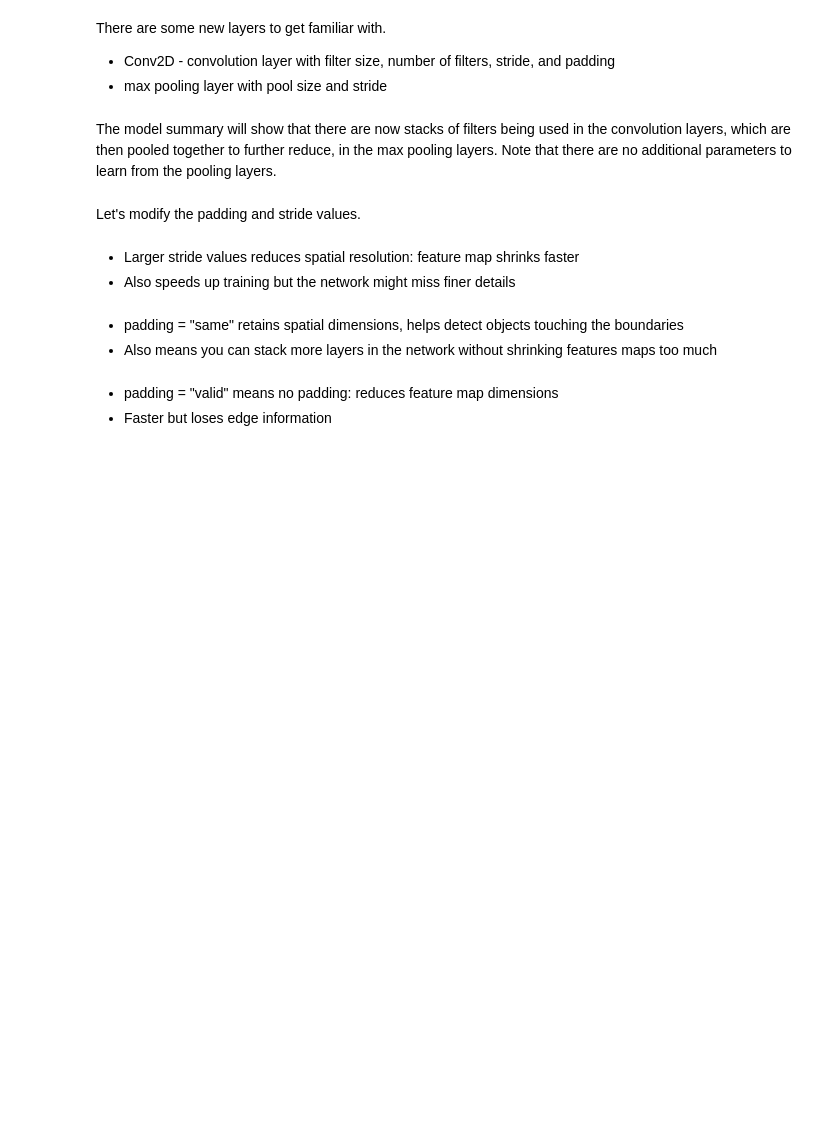
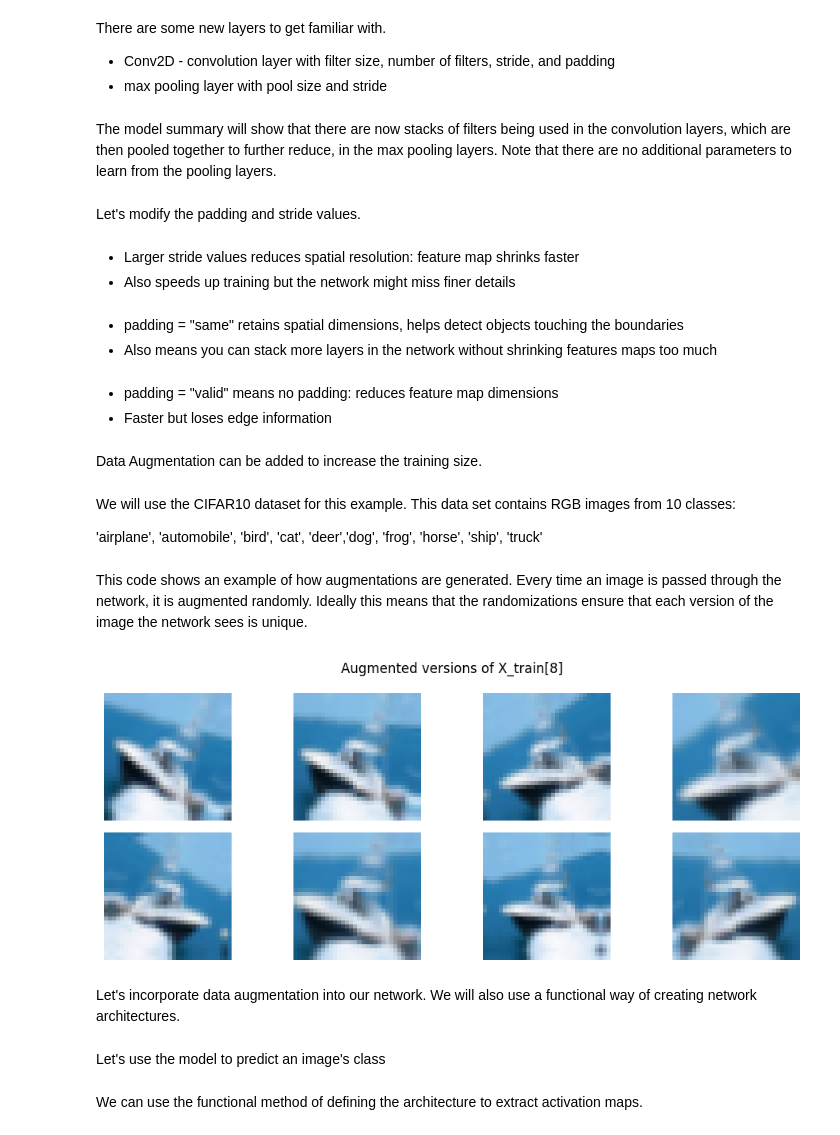
Before and after one commit to rhamzaali/CPSC393-MachineLearning, a Jupyter notebook: code/06_ConvolutionalNeuralNetworks.ipynb, the cells around one changed output. Cells and saved outputs as stored; diff of their text form; code cells hidden in the pictures; blank space fills up the shorter version.

```diff
--- a/code/06_ConvolutionalNeuralNetworks.ipynb
+++ b/code/06_ConvolutionalNeuralNetworks.ipynb
@@ -136,3 +136,42 @@ def show_images(indices, title, n=9):
 
 show_images(correct_indices, "Correct!")
 show_images(incorrect_indices, "Incorrect!")
+# %% [markdown]
+Data Augmentation can be added to increase the training size.
+# %% [markdown]
+We will use the CIFAR10 dataset for this example. This data set contains RGB images from 10 classes:
+
+'airplane', 'automobile', 'bird', 'cat', 'deer','dog', 'frog', 'horse', 'ship', 'truck'
+# %%
+# load CIFAR10 data directly from keras
+(X_train, y_train), (X_test, y_test) = keras.datasets.cifar10.load_data()
+
+X_train = X_train.astype('float32') / 255.0
+X_test = X_test.astype('float32') / 255.0
+# %%
+# apply different types of augmentations
+# an input image is augmented randomly (within thresholds) for each augmentation type
+data_augmentation = keras.Sequential([
+    keras.layers.RandomFlip("horizontal"),
+    keras.layers.RandomRotation(0.1),
+    keras.layers.RandomZoom(0.2),
+    keras.layers.RandomContrast(0.2)
+])
+# %% [markdown]
+This code shows an example of how augmentations are generated. Every time an image is passed through the network, it is augmented randomly. Ideally this means that the randomizations ensure that each version of the image the network sees is unique.
+# %%
+sample_img = tf.expand_dims(X_train[8], 0) # augmentation takes a batch of images so we use expand_dims to simulate a batch of 1 image
+
+plt.figure(figsize=(10, 4))
+for i in range(8):
+    aug_img = data_augmentation(sample_img, training=True)
+    plt.subplot(2, 4, i + 1)
+    plt.imshow(aug_img[0])
+    plt.axis('off')
+plt.suptitle("Augmented versions of X_train[8]")
+plt.tight_layout()
+plt.show()
+# %% [output]
+[figure, added]
+# %% [markdown]
+Let's incorporate data augmentation into our network. We will also use a functional way of creating network architectures.
@@ -138,0 +211,2 @@ show_images(incorrect_indices, "Incorrect!")
+# %% [markdown]
+Let's use the model to predict an image's class
@@ -138,0 +226,2 @@ show_images(incorrect_indices, "Incorrect!")
+# %% [markdown]
+We can use the functional method of defining the architecture to extract activation maps.
```
Also changed, not shown: parts of 12 cells of this notebook.
